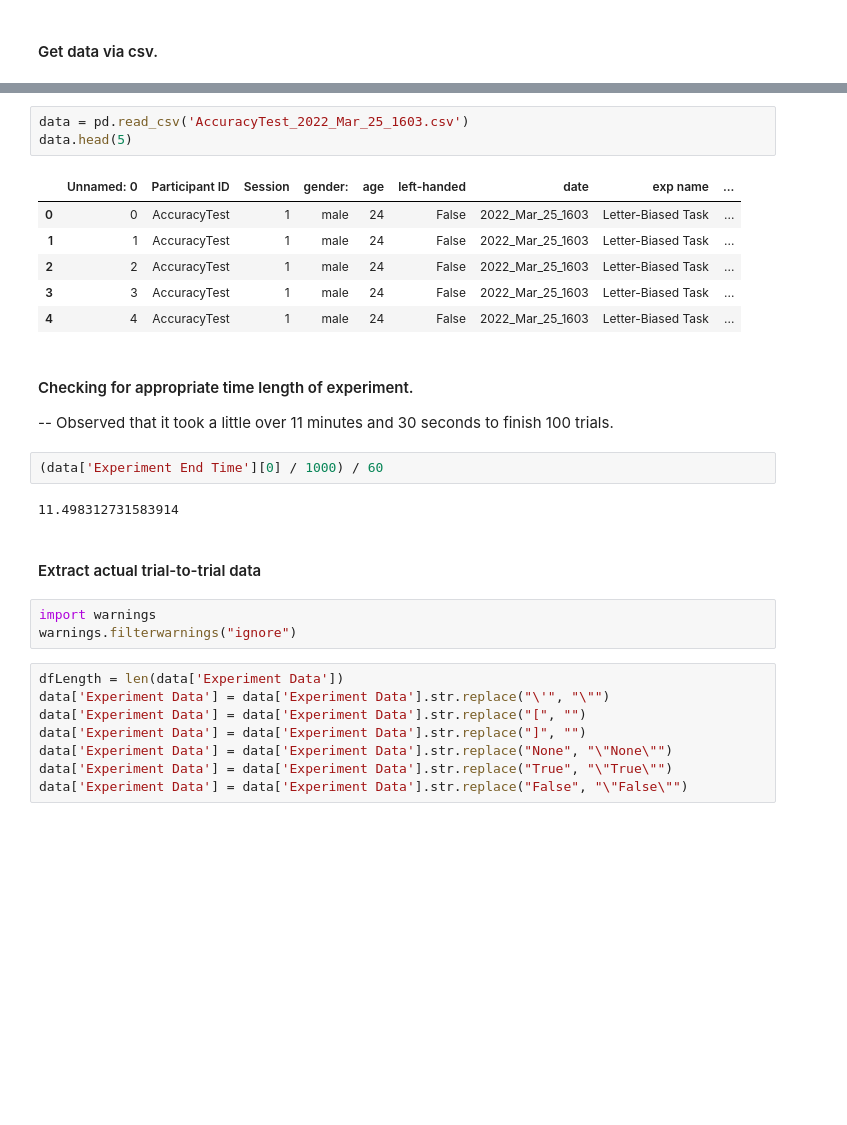
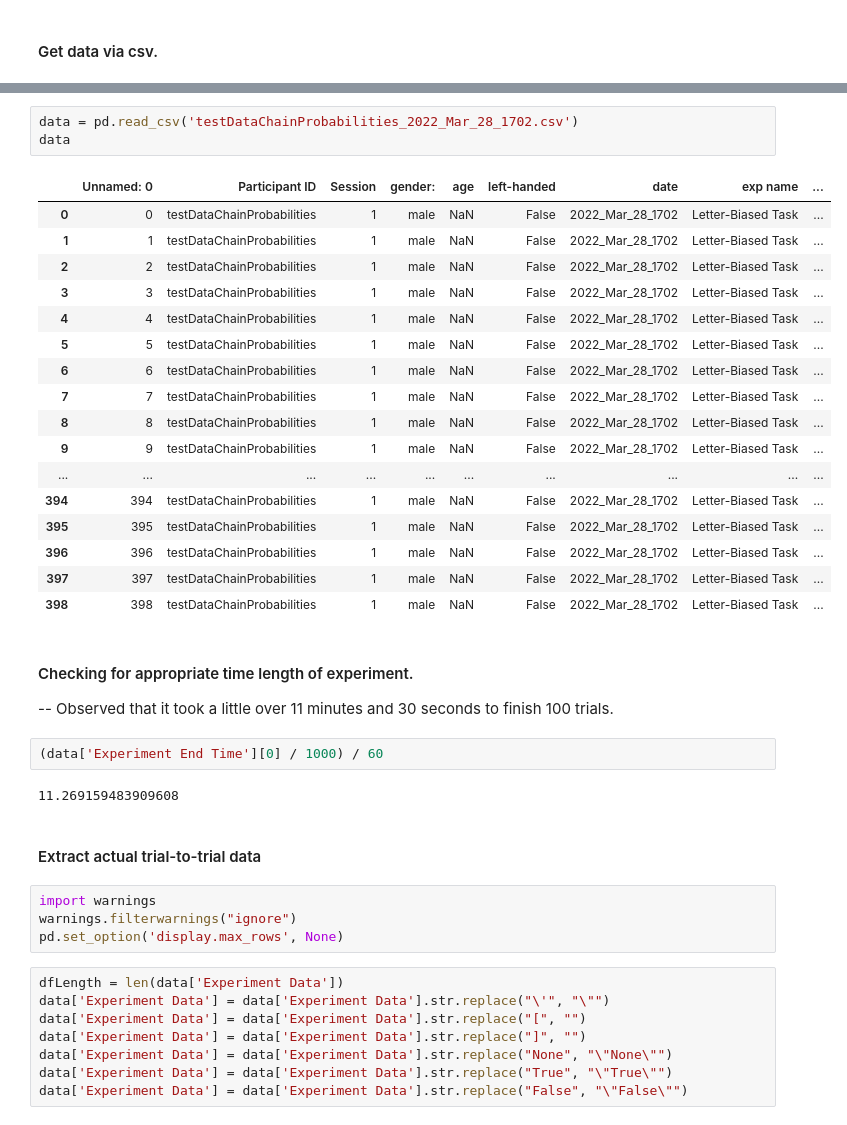
Before and after one commit to isaacmenchaca/HNLpsychopy, a Jupyter notebook: accuracyTestForTask.ipynb, the cells around one changed output, grey strips where cells are left out. Drawn from its saved outputs; the diff is of its cells as text; blank space fills up the shorter version.

Commit message:
Minor changes and exploration. need to balance probabilities for certain performance.

```diff
--- a/accuracyTestForTask.ipynb
+++ b/accuracyTestForTask.ipynb
@@ -15,13 +23,24 @@ cedrus_util.py                     __pycache__/
 # %%
-data = pd.read_csv('AccuracyTest_2022_Mar_25_1603.csv')
-data.head(5)
+data = pd.read_csv('testDataChainProbabilities_2022_Mar_28_1702.csv')
+data
 # %% [output]
 |  | Unnamed: 0 | Participant ID | Session | gender: | age | left-handed | date | exp name | ... |
-| 0 | 0 | AccuracyTest | 1 | male | 24 | False | 2022_Mar_25_1603 | Letter-Biased Task | ... |
-| 1 | 1 | AccuracyTest | 1 | male | 24 | False | 2022_Mar_25_1603 | Letter-Biased Task | ... |
-| 2 | 2 | AccuracyTest | 1 | male | 24 | False | 2022_Mar_25_1603 | Letter-Biased Task | ... |
-| 3 | 3 | AccuracyTest | 1 | male | 24 | False | 2022_Mar_25_1603 | Letter-Biased Task | ... |
-| 4 | 4 | AccuracyTest | 1 | male | 24 | False | 2022_Mar_25_1603 | Letter-Biased Task | ... |
+| 0 | 0 | testDataChainProbabilities | 1 | male | NaN | False | 2022_Mar_28_1702 | Letter-Biased Task | ... |
+| 1 | 1 | testDataChainProbabilities | 1 | male | NaN | False | 2022_Mar_28_1702 | Letter-Biased Task | ... |
+| 2 | 2 | testDataChainProbabilities | 1 | male | NaN | False | 2022_Mar_28_1702 | Letter-Biased Task | ... |
+| 3 | 3 | testDataChainProbabilities | 1 | male | NaN | False | 2022_Mar_28_1702 | Letter-Biased Task | ... |
+| 4 | 4 | testDataChainProbabilities | 1 | male | NaN | False | 2022_Mar_28_1702 | Letter-Biased Task | ... |
+| 5 | 5 | testDataChainProbabilities | 1 | male | NaN | False | 2022_Mar_28_1702 | Letter-Biased Task | ... |
+| 6 | 6 | testDataChainProbabilities | 1 | male | NaN | False | 2022_Mar_28_1702 | Letter-Biased Task | ... |
+| 7 | 7 | testDataChainProbabilities | 1 | male | NaN | False | 2022_Mar_28_1702 | Letter-Biased Task | ... |
+| 8 | 8 | testDataChainProbabilities | 1 | male | NaN | False | 2022_Mar_28_1702 | Letter-Biased Task | ... |
+| 9 | 9 | testDataChainProbabilities | 1 | male | NaN | False | 2022_Mar_28_1702 | Letter-Biased Task | ... |
+| ... | ... | ... | ... | ... | ... | ... | ... | ... | ... |
+| 394 | 394 | testDataChainProbabilities | 1 | male | NaN | False | 2022_Mar_28_1702 | Letter-Biased Task | ... |
+| 395 | 395 | testDataChainProbabilities | 1 | male | NaN | False | 2022_Mar_28_1702 | Letter-Biased Task | ... |
+| 396 | 396 | testDataChainProbabilities | 1 | male | NaN | False | 2022_Mar_28_1702 | Letter-Biased Task | ... |
+| 397 | 397 | testDataChainProbabilities | 1 | male | NaN | False | 2022_Mar_28_1702 | Letter-Biased Task | ... |
+| 398 | 398 | testDataChainProbabilities | 1 | male | NaN | False | 2022_Mar_28_1702 | Letter-Biased Task | ... |
 # %% [markdown]
 #### Checking for appropriate time length of experiment.
 
@@ -29,12 +48,13 @@ data.head(5)
 # %%
 (data['Experiment End Time'][0] / 1000) / 60
 # %% [output]
-11.498312731583914
+11.269159483909608
 # %% [markdown]
 #### Extract actual trial-to-trial data
 # %%
 import warnings
 warnings.filterwarnings("ignore")
+pd.set_option('display.max_rows', None)
 # %%
 dfLength = len(data['Experiment Data'])
 data['Experiment Data'] = data['Experiment Data'].str.replace("\'", "\"")
```
Also changed, not shown: parts of 17 cells of this notebook, 3 other files.
